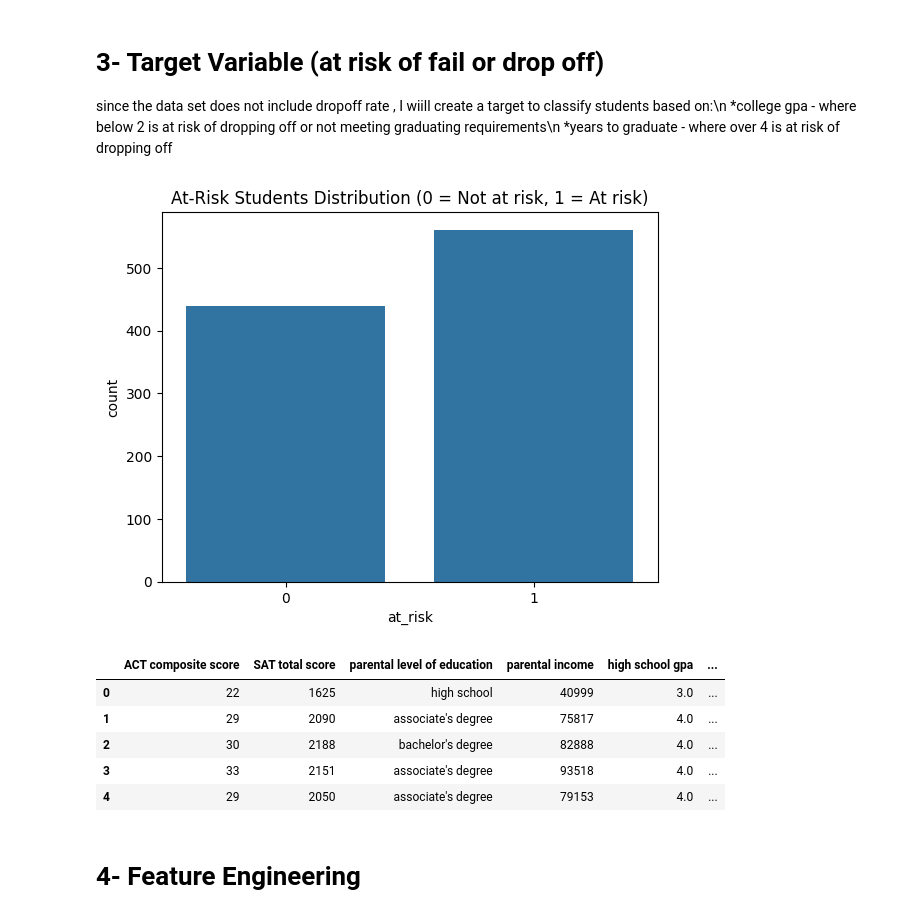
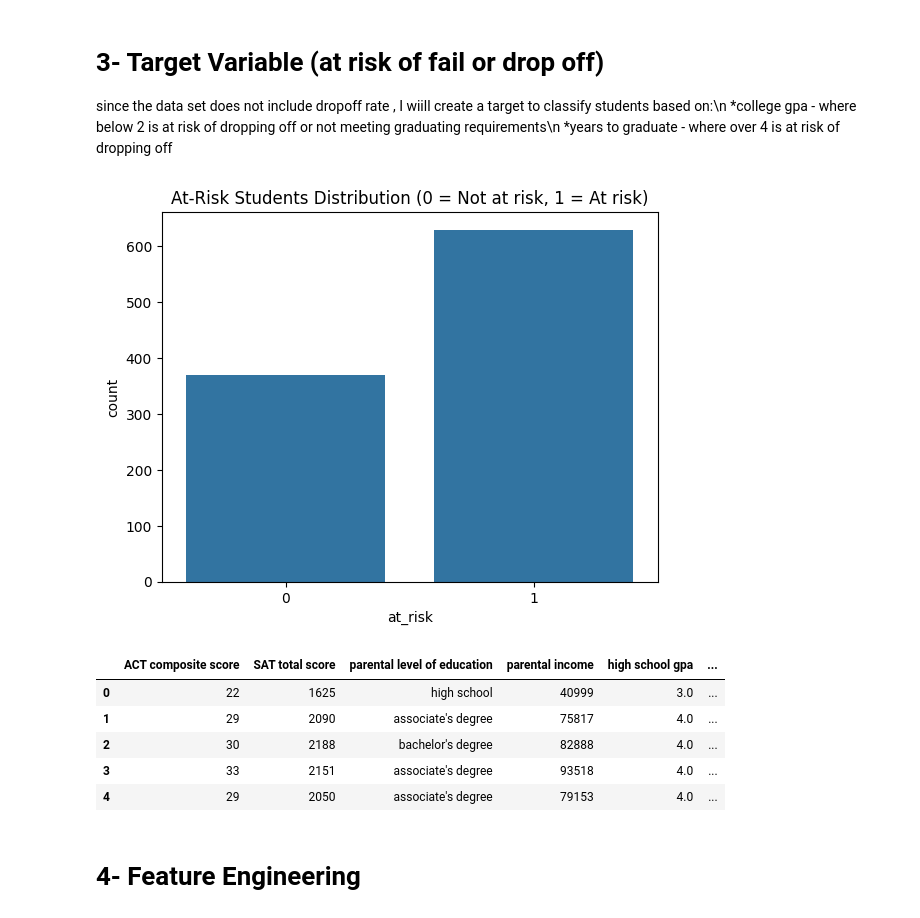
Before and after one commit to usefoy/Student_Dropout_Prediction_and_Recommendations, a Jupyter notebook: notebooks/01_full.ipynb, the cells around one changed output. Saved outputs shown, nothing was run; the diff lists cells and outputs as text; code cells hidden in the pictures.

```diff
--- a/notebooks/01_full.ipynb
+++ b/notebooks/01_full.ipynb
@@ -86,17 +86,17 @@ since the data set does not include dropoff rate , I wiill create a target to cl
     *years to graduate - where over 4 is at risk of dropping off
 # %%
 # Create a binary target variable 'at_risk'
-df['at_risk'] = np.where((df['college gpa'] < 2.5) | (df['years to graduate'] > 4), 1, 0)
+df['at_risk'] = np.where((df['college gpa'] < 2.5) | (df['highschool gpa'] < 3.5), 1, 0)
 
 # Check the balance of our new target variable
 sns.countplot(x='at_risk', data=df)
 plt.title("At-Risk Students Distribution (0 = Not at risk, 1 = At risk)")
 plt.show()
 
 # Show first few rows with the new target column
 df.head()
 # %% [output]
-[figure, old version]
+[figure, new version]
 |  | ACT composite score | SAT total score | parental level of education | parental income | high school gpa | ... |
 | 0 | 22 | 1625 | high school | 40999 | 3.0 | ... |
 | 1 | 29 | 2090 | associate's degree | 75817 | 4.0 | ... |
```
Also changed, not shown: parts of 7 cells of this notebook, 4 other files.
